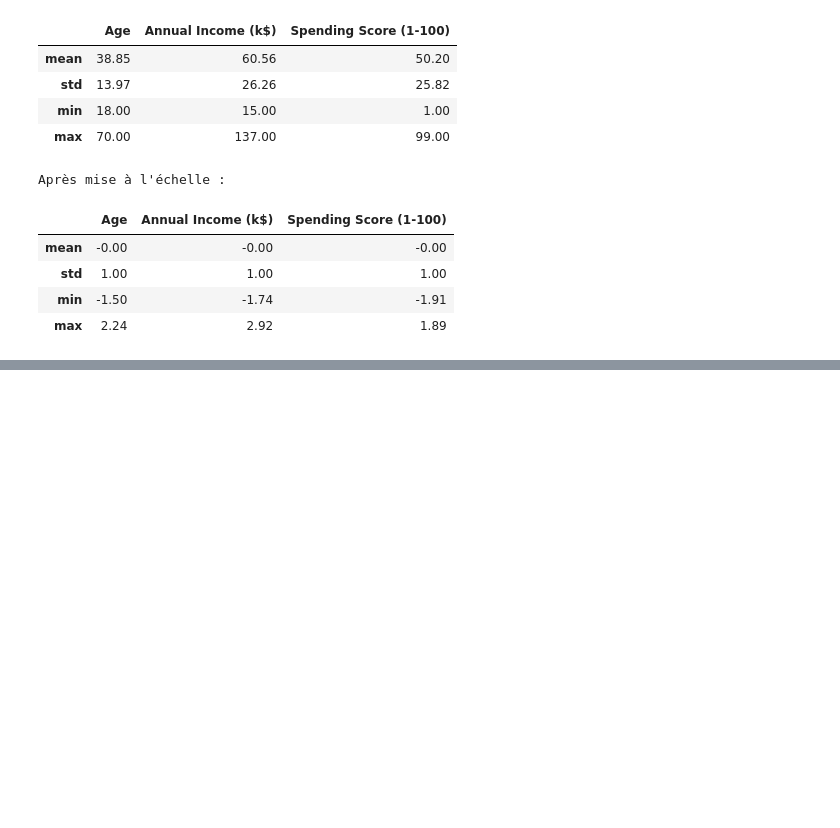
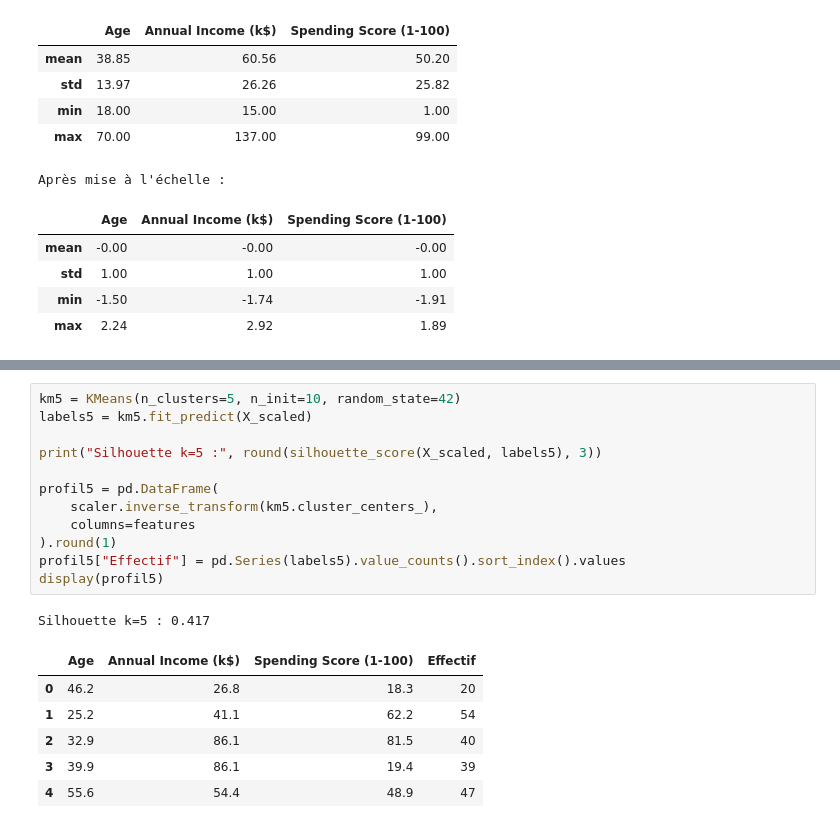
Before and after one commit to mayelepetitanicet-commits/segmentation-clients-kmeans, a Jupyter notebook: notebooks/01_segmentation.ipynb, the cells around one changed output, grey strips where cells are left out. Cells and saved outputs as stored; diff of their text form; blank space fills up the shorter version.

```diff
--- a/notebooks/01_segmentation.ipynb
+++ b/notebooks/01_segmentation.ipynb
@@ -165,0 +256,20 @@ Après mise à l'échelle :
+# %%
+km5 = KMeans(n_clusters=5, n_init=10, random_state=42)
+labels5 = km5.fit_predict(X_scaled)
+
+print("Silhouette k=5 :", round(silhouette_score(X_scaled, labels5), 3))
+
+profil5 = pd.DataFrame(
+    scaler.inverse_transform(km5.cluster_centers_),
+    columns=features
+).round(1)
+profil5["Effectif"] = pd.Series(labels5).value_counts().sort_index().values
+display(profil5)
+# %% [output]
+Silhouette k=5 : 0.417
+|  | Age | Annual Income (k$) | Spending Score (1-100) | Effectif |
+| 0 | 46.2 | 26.8 | 18.3 | 20 |
+| 1 | 25.2 | 41.1 | 62.2 | 54 |
+| 2 | 32.9 | 86.1 | 81.5 | 40 |
+| 3 | 39.9 | 86.1 | 19.4 | 39 |
+| 4 | 55.6 | 54.4 | 48.9 | 47 |
```
Also changed, not shown: parts of 2 cells of this notebook, 2 other files.
